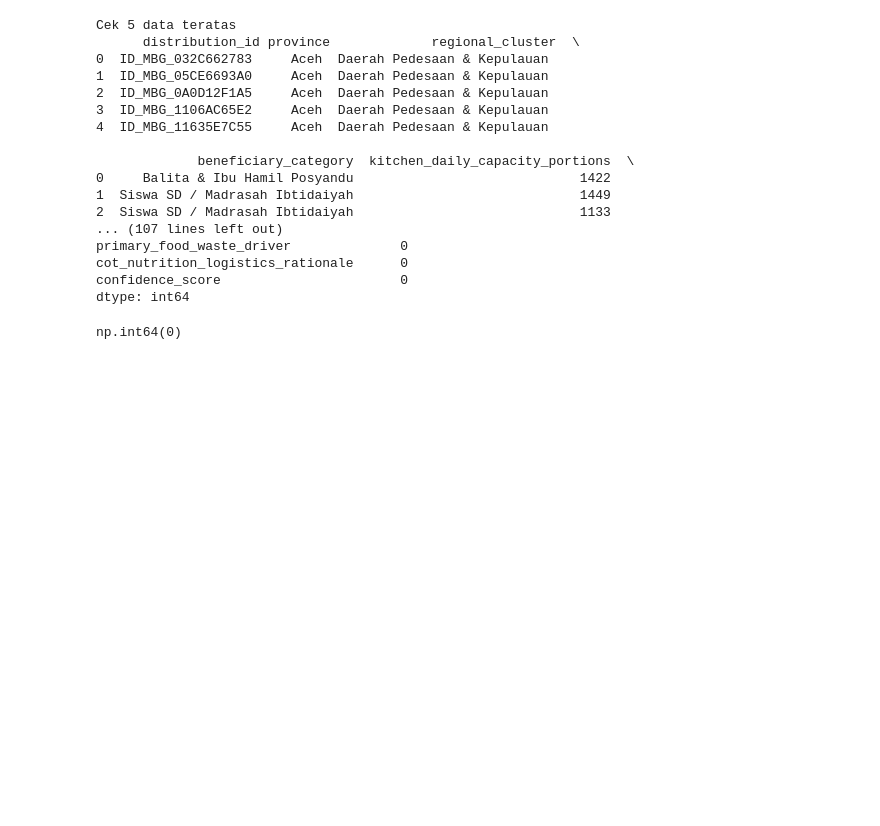
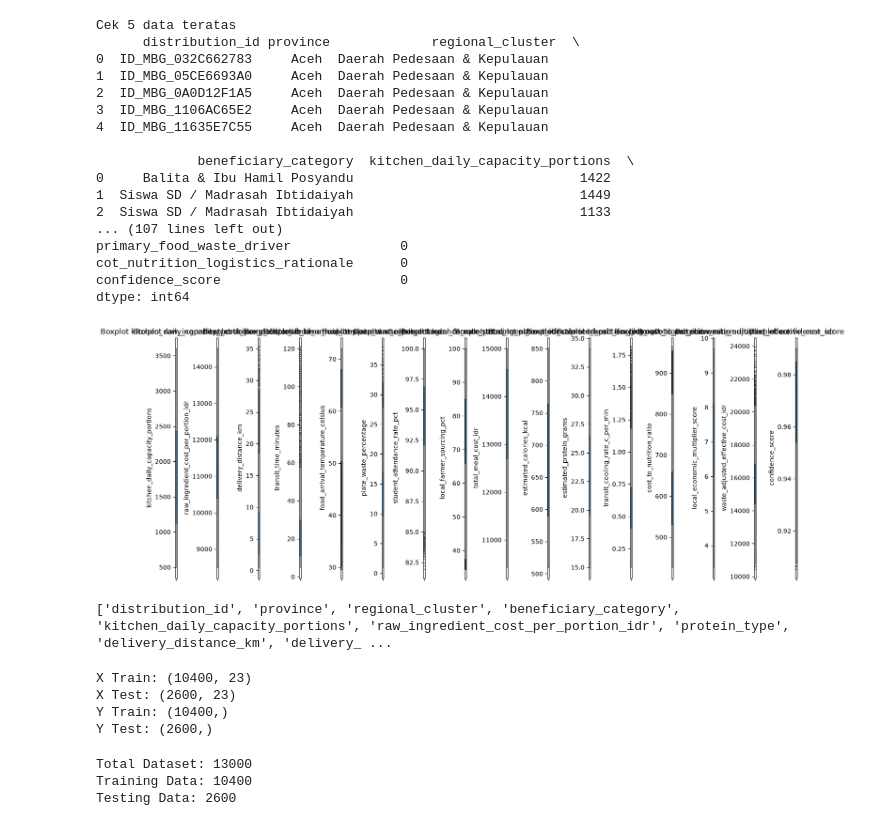
Before and after one commit to Mozzyvocca/Python-Data-Learning, a Jupyter notebook: mbg.ipynb, the cells around one changed output. Cells and saved outputs as stored; diff of their text form; code cells hidden in the pictures; blank space fills up the shorter version.

```diff
--- a/mbg.ipynb
+++ b/mbg.ipynb
@@ -45,7 +45,22 @@ primary_food_waste_driver              0
 cot_nutrition_logistics_rationale      0
 confidence_score                       0
 dtype: int64
-# %%
-df.duplicated().sum()
-# %% [output]
-np.int64(0)
+# %%
+## Outlier
+plt.figure(figsize=(15, 6))
+
+for i, column in enumerate(numerical_columns):
+    plt.subplot(1, len(numerical_columns), i + 1)
+
+    sns.boxplot(y=df[column])
+
+    plt.title(f'Boxplot {column}')
+
+plt.tight_layout()
+plt.show()
+# %% [output]
+[figure, added]
+# %%
+print(df.columns.tolist())
+# %% [output]
+['distribution_id', 'province', 'regional_cluster', 'beneficiary_category', 'kitchen_daily_capacity_portions', 'raw_ingredient_cost_per_portion_idr', 'protein_type', 'delivery_distance_km', 'delivery_ ...
@@ -51,0 +76,27 @@ np.int64(0)
+# %%
+from sklearn.model_selection import train_test_split
+
+X_train, X_test, y_train, y_test = train_test_split(
+    X,
+    y,
+    test_size=0.2,
+    random_state=42
+)
+
+print("X Train:", X_train.shape)
+print("X Test:", X_test.shape)
+print("Y Train:", y_train.shape)
+print("Y Test:", y_test.shape)
+# %% [output]
+X Train: (10400, 23)
+X Test: (2600, 23)
+Y Train: (10400,)
+Y Test: (2600,)
+# %%
+print("Total Dataset:", len(df))
+print("Training Data:", len(X_train))
+print("Testing Data:", len(X_test))
+# %% [output]
+Total Dataset: 13000
+Training Data: 10400
+Testing Data: 2600
```
Also changed, not shown: parts of 13 cells of this notebook.
